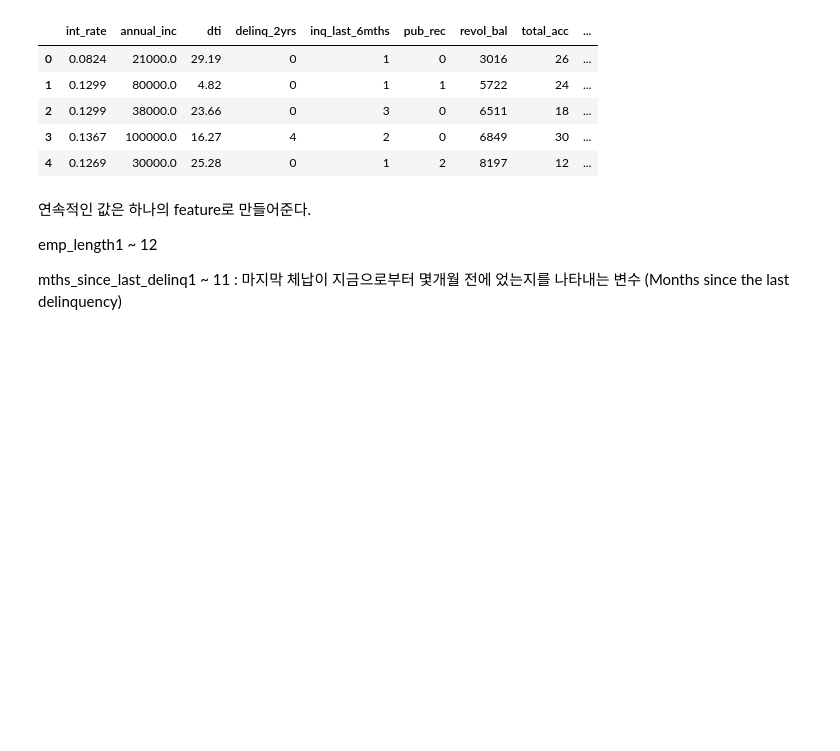
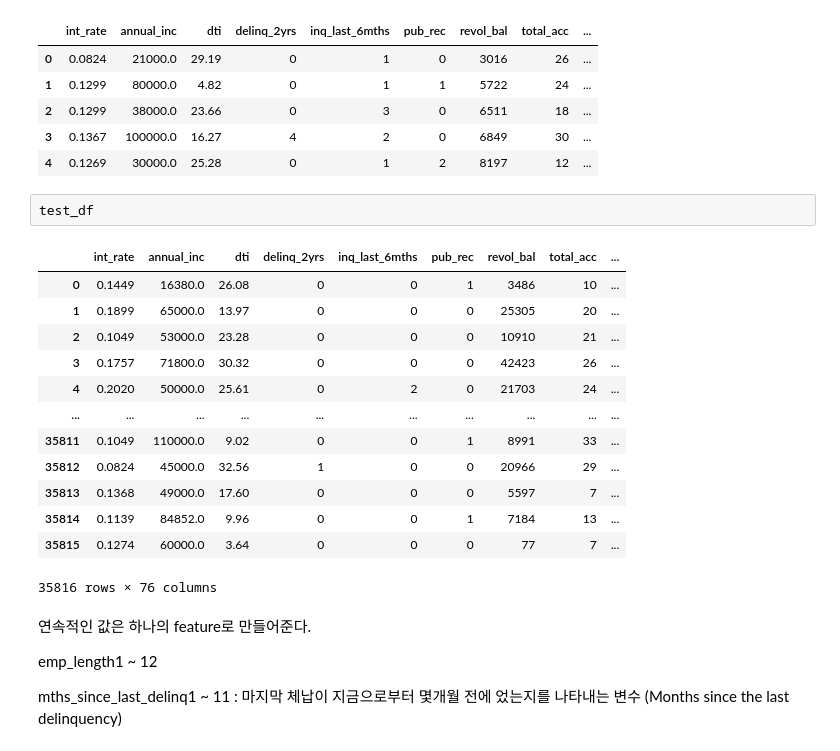
Before and after one commit to DaeYeongMonster/default-prediction, a Jupyter notebook: data preprocessing/data preprocessing.ipynb, the cells around one changed output. Cells and saved outputs as stored; diff of their text form; blank space fills up the shorter version.

```diff
--- a/data preprocessing/data preprocessing.ipynb
+++ b/data preprocessing/data preprocessing.ipynb
@@ -15,6 +15,22 @@ df.head()
 | 2 | 0.1299 | 38000.0 | 23.66 | 0 | 3 | 0 | 6511 | 18 | ... |
 | 3 | 0.1367 | 100000.0 | 16.27 | 4 | 2 | 0 | 6849 | 30 | ... |
 | 4 | 0.1269 | 30000.0 | 25.28 | 0 | 1 | 2 | 8197 | 12 | ... |
+# %%
+test_df
+# %% [output]
+|  | int_rate | annual_inc | dti | delinq_2yrs | inq_last_6mths | pub_rec | revol_bal | total_acc | ... |
+| 0 | 0.1449 | 16380.0 | 26.08 | 0 | 0 | 1 | 3486 | 10 | ... |
+| 1 | 0.1899 | 65000.0 | 13.97 | 0 | 0 | 0 | 25305 | 20 | ... |
+| 2 | 0.1049 | 53000.0 | 23.28 | 0 | 0 | 0 | 10910 | 21 | ... |
+| 3 | 0.1757 | 71800.0 | 30.32 | 0 | 0 | 0 | 42423 | 26 | ... |
+| 4 | 0.2020 | 50000.0 | 25.61 | 0 | 2 | 0 | 21703 | 24 | ... |
+| ... | ... | ... | ... | ... | ... | ... | ... | ... | ... |
+| 35811 | 0.1049 | 110000.0 | 9.02 | 0 | 0 | 1 | 8991 | 33 | ... |
+| 35812 | 0.0824 | 45000.0 | 32.56 | 1 | 0 | 0 | 20966 | 29 | ... |
+| 35813 | 0.1368 | 49000.0 | 17.60 | 0 | 0 | 0 | 5597 | 7 | ... |
+| 35814 | 0.1139 | 84852.0 | 9.96 | 0 | 0 | 1 | 7184 | 13 | ... |
+| 35815 | 0.1274 | 60000.0 | 3.64 | 0 | 0 | 0 | 77 | 7 | ... |
+35816 rows × 76 columns
 # %% [markdown]
 연속적인 값은 하나의 feature로 만들어준다.
 
```
Also changed, not shown: parts of 1 cell of this notebook, 2 other files.
